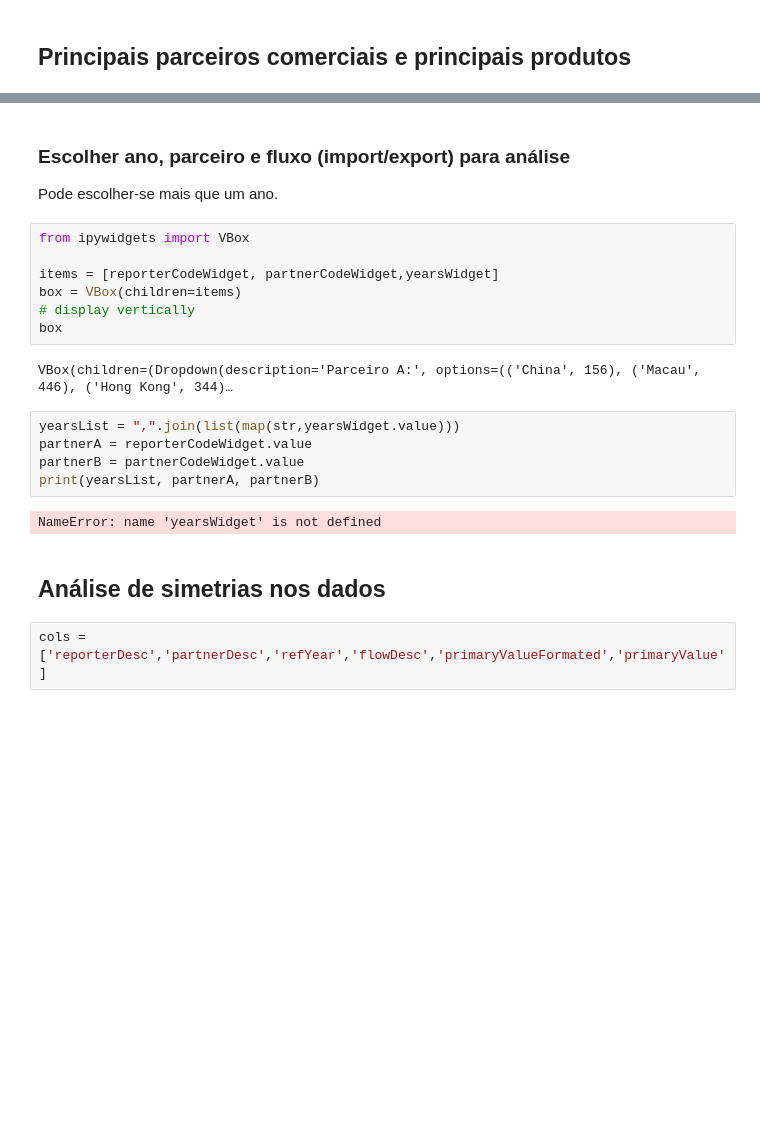
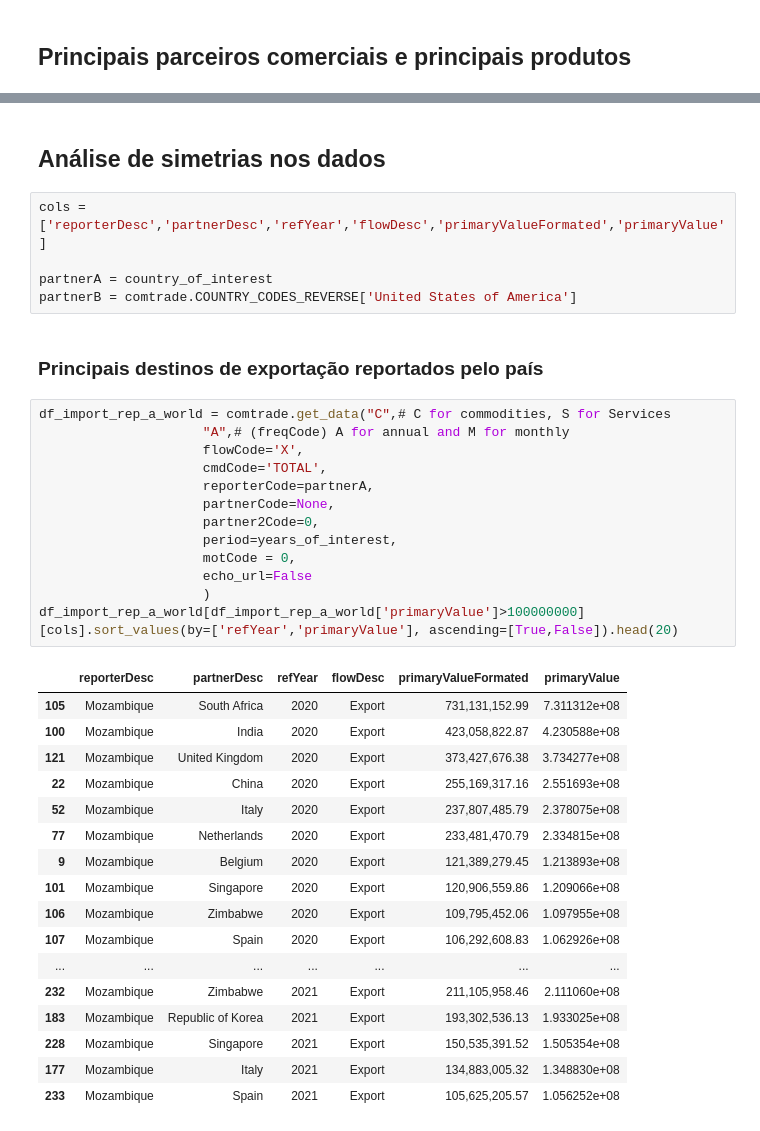
Before and after one commit to joaquimrcarvalho/cipf-comtrade, a Jupyter notebook: country_trade_profile.ipynb, the cells around one changed output, grey strips where cells are left out. Saved outputs shown, nothing was run; the diff lists cells and outputs as text; blank space fills up the shorter version.

```diff
--- a/country_trade_profile.ipynb
+++ b/country_trade_profile.ipynb
@@ -308,24 +234,40 @@ flowCodeWidget = widgets.Dropdown(
-# %% [markdown]
-### Escolher ano, parceiro e fluxo (import/export) para análise
-
-Pode escolher-se mais que um ano.
-# %%
-from ipywidgets import VBox
-
-items = [reporterCodeWidget, partnerCodeWidget,yearsWidget]
-box = VBox(children=items)
-# display vertically
-box
-# %% [output]
-VBox(children=(Dropdown(description='Parceiro A:', options=(('China', 156), ('Macau', 446), ('Hong Kong', 344)…
-# %%
-yearsList = ",".join(list(map(str,yearsWidget.value)))
-partnerA = reporterCodeWidget.value
-partnerB = partnerCodeWidget.value
-print(yearsList, partnerA, partnerB)
-# %% [output]
-NameError: name 'yearsWidget' is not defined
 # %% [markdown]
 ## Análise de simetrias nos dados
 # %%
 cols = ['reporterDesc','partnerDesc','refYear','flowDesc','primaryValueFormated','primaryValue']
+
+partnerA = country_of_interest
+partnerB = comtrade.COUNTRY_CODES_REVERSE['United States of America']
+# %% [markdown]
+### Principais destinos de exportação reportados pelo país
+# %%
+df_import_rep_a_world = comtrade.get_data("C",# C for commodities, S for Services
+                     "A",# (freqCode) A for annual and M for monthly
+                     flowCode='X',
+                     cmdCode='TOTAL',
+                     reporterCode=partnerA,
+                     partnerCode=None,
+                     partner2Code=0,
+                     period=years_of_interest,
+                     motCode = 0,
+                     echo_url=False
+                     )
+df_import_rep_a_world[df_import_rep_a_world['primaryValue']>100000000][cols].sort_values(by=['refYear','primaryValue'], ascending=[True,False]).head(20)
+# %% [output]
+|  | reporterDesc | partnerDesc | refYear | flowDesc | primaryValueFormated | primaryValue |
+| 105 | Mozambique | South Africa | 2020 | Export | 731,131,152.99 | 7.311312e+08 |
+| 100 | Mozambique | India | 2020 | Export | 423,058,822.87 | 4.230588e+08 |
+| 121 | Mozambique | United Kingdom | 2020 | Export | 373,427,676.38 | 3.734277e+08 |
+| 22 | Mozambique | China | 2020 | Export | 255,169,317.16 | 2.551693e+08 |
+| 52 | Mozambique | Italy | 2020 | Export | 237,807,485.79 | 2.378075e+08 |
+| 77 | Mozambique | Netherlands | 2020 | Export | 233,481,470.79 | 2.334815e+08 |
+| 9 | Mozambique | Belgium | 2020 | Export | 121,389,279.45 | 1.213893e+08 |
+| 101 | Mozambique | Singapore | 2020 | Export | 120,906,559.86 | 1.209066e+08 |
+| 106 | Mozambique | Zimbabwe | 2020 | Export | 109,795,452.06 | 1.097955e+08 |
+| 107 | Mozambique | Spain | 2020 | Export | 106,292,608.83 | 1.062926e+08 |
+| ... | ... | ... | ... | ... | ... | ... |
+| 232 | Mozambique | Zimbabwe | 2021 | Export | 211,105,958.46 | 2.111060e+08 |
+| 183 | Mozambique | Republic of Korea | 2021 | Export | 193,302,536.13 | 1.933025e+08 |
+| 228 | Mozambique | Singapore | 2021 | Export | 150,535,391.52 | 1.505354e+08 |
+| 177 | Mozambique | Italy | 2021 | Export | 134,883,005.32 | 1.348830e+08 |
+| 233 | Mozambique | Spain | 2021 | Export | 105,625,205.57 | 1.056252e+08 |
```
Also changed, not shown: parts of 15 cells of this notebook.
